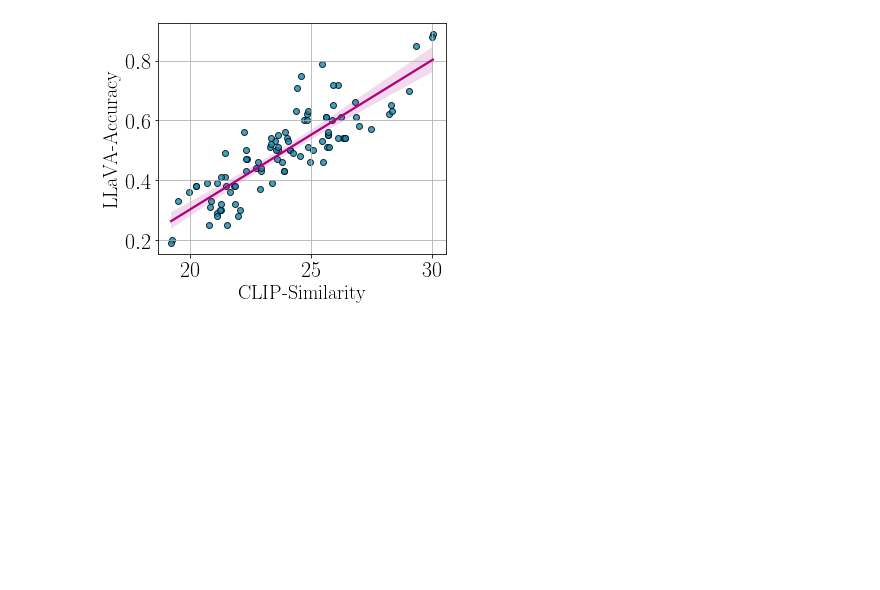
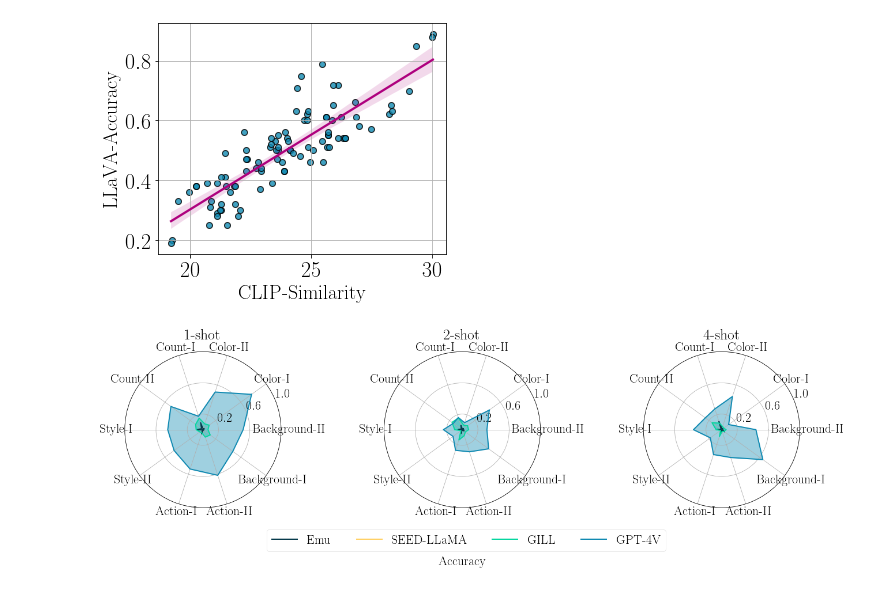
Before and after one commit to UW-Madison-Lee-Lab/CoBSAT, a Jupyter notebook: analysis/results_analysis2.ipynb, the cells around one changed output. Drawn from its saved outputs; the diff is of its cells as text; code cells hidden in the pictures; blank space fills up the shorter version.

```diff
--- a/analysis/results_analysis2.ipynb
+++ b/analysis/results_analysis2.ipynb
@@ -404,3 +407,76 @@ fig.savefig(f'{root_dir}/figures/clip_llava.pdf')
 plt.show()
 # %% [output]
 [figure]
+# %%
+metric = ['gpt', 'textual']
+
+plt.rc('font', family='serif', serif='times new roman')
+plt.rc('text', usetex=True)
+plt.rc('xtick', labelsize=22)
+plt.rc('ytick', labelsize=22)
+mpl.rcParams['patch.linewidth']=0.5 #width of the boundary of legend
+
+lw = 2.5
+markers = ['s', 'o']
+colors = ['#073B4C','#FFD166','#06D6A0','#118AB2', '#DD3497', '#AE017E', '#7A0177', '#49006A' ]
+models = ['Emu', 'SEED-LLaMA', 'GILL', 'GPT-4V']
+lts = ['--', '-']
+marker_sizes = [6, 5]
+shots = [1,2,4]
+
+# fig, ax = plt.subplots(nrows = 3, ncols = 1, sharey = True)
+# fig.subplots_adjust(left=0.08, bottom=.1, right=0.98, top=.98, wspace=0.05, hspace = 0.3) #margin of the figure
+# fig.set_size_inches(10, 6) #exact size of the figure
+
+# Plotting bar plots for each cluster
+clusters = [
+    'Color-I', 'Color-II',
+    'Count-I', 'Count-II',
+    'Style-I', 'Style-II',
+    'Action-I', 'Action-II',
+    'Background-I', 'Background-II',
+]
+bar_width = 0.2  # Width of each bar
+
+model_str = {
+    'Emu': 'Emu',
+    'SEED-LLaMA': 'SEED',
+    'GILL': 'gill',
+    'GPT-4V': 'openai',
+}
+
+num_vars = len(clusters)
+
+# Compute angle for each axis
+angles = [(n+1) / float(num_vars) * 2 * np.pi for n in range(num_vars)]
+angles += angles[:1]  # Complete the loop
+
+# Radar plot setup
+fig, axs = plt.subplots(nrows=1, ncols=3, subplot_kw=dict(polar=True))
+fig.subplots_adjust(left=-.1, bottom=.5, right=1.15, top=0.95, wspace=-.25, hspace = 0) #margin of the figure
+fig.set_size_inches(18, 6)
+
+for row, num_shot in enumerate(shots):
+    ax = axs[row]
+
+    # Add one to the end to ensure the radar plot closes
+    for j, model in enumerate(models):
+        values = [get_result(metric, i+1, num_shot, model_str[model]) or 0 for i in range(num_vars)]
+        values += values[:1]
+        ax.plot(angles, values, color=colors[j % len(colors)], linewidth=2, linestyle='solid', label=models[j])
+        ax.fill(angles, values, color=colors[j % len(colors)], alpha=0.4)
+
+    ax.set_xticks(angles[:-1])
+    ax.set_yticks([.2, .6, 1])
+    ax.set_xticklabels(clusters, fontsize=22, rotation = 45)
+    ax.set_title(f'{num_shot}-shot', fontsize=26, position=(0.5, 2), horizontalalignment='center', verticalalignment='top')
+
+    if row == 0:
+        ax.legend(bbox_to_anchor=(3.5, -.1), ncol=4, fontsize=22)
+
+fig.supxlabel(f'Accuracy', fontsize=22)
+plt.tight_layout()
+fig.savefig(f'{root_dir}/figures/basic_{metric[0]}_radar_{metric[1]}.pdf')
+plt.show()
+# %% [output]
+[figure, added]
```
Also changed, not shown: parts of 3 cells of this notebook, 1 other file.
